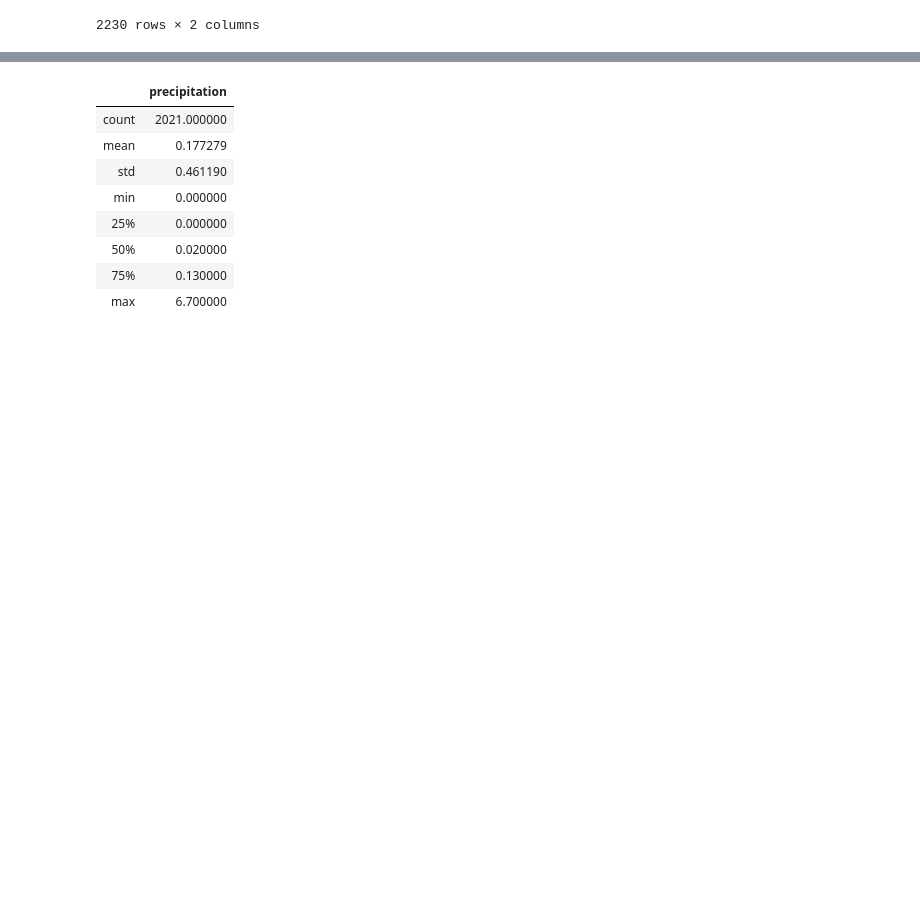
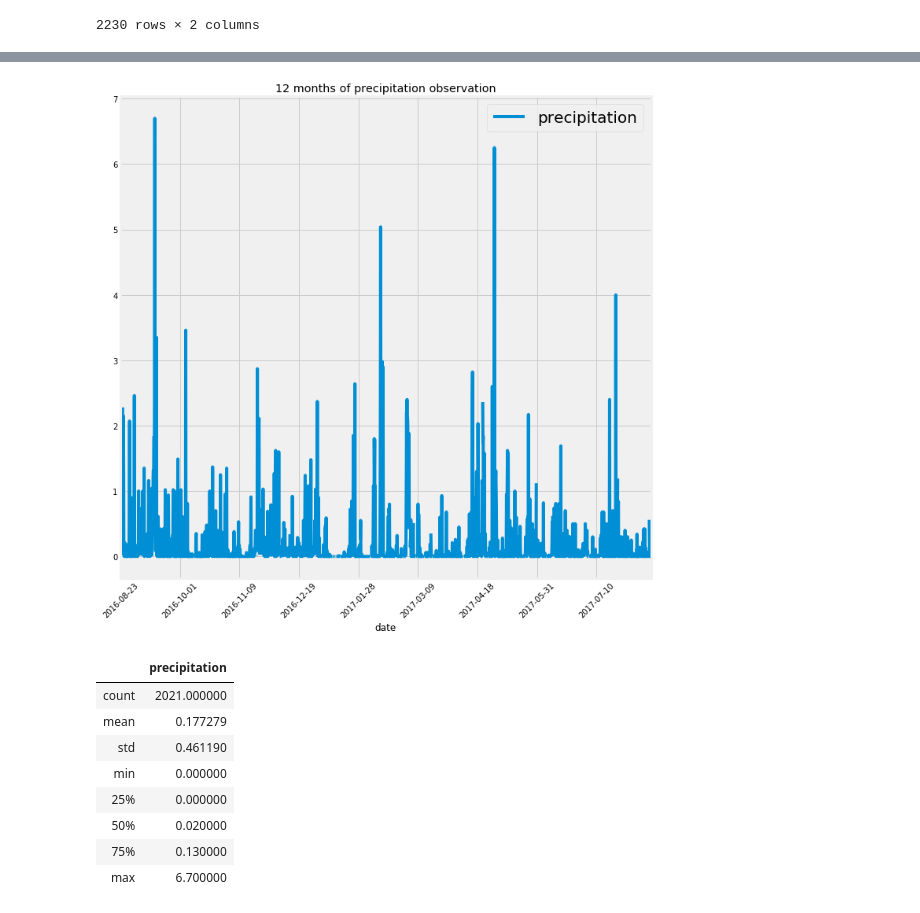
Before and after one commit to ingris2020/Ingris-sqlalchemy-challenge, a Jupyter notebook: climate_Ingris.ipynb, the cells around one changed output, grey strips where cells are left out. Cells and saved outputs as stored; diff of their text form; code cells hidden in the pictures; blank space fills up the shorter version.

```diff
--- a/climate_Ingris.ipynb
+++ b/climate_Ingris.ipynb
@@ -17,7 +16,7 @@ from sqlalchemy.ext.automap import automap_base
 from sqlalchemy.orm import Session
 from sqlalchemy import create_engine, func, inspect
 # %%
-engine = create_engine("sqlite:///Resources/hawaii.sqlite")
+engine = create_engine("sqlite:///hawaii.sqlite")
 # %%
 # reflect an existing database into a new model
 Base = automap_base()
@@ -123,3 +119,15 @@ one_year_df
+# %%
+# Use Pandas Plotting with Matplotlib to plot the data
+one_year_df = one_year_df.sort_index()
+
+# Use Pandas Plotting with Matplotlib to plot the data
+one_year_df.plot(rot=45, figsize = (10,10), title="12 months of precipitation observation")
+plt.legend(prop={'size': 20})
+plt.tight_layout()
+plt.savefig("Images/12month_temp_bar.png")
+plt.show()
+# %% [output]
+[figure, added]
 # %%
 # Use Pandas to calcualte the summary statistics for the precipitation data
 one_year_df.describe()
```
Also changed, not shown: parts of 21 cells of this notebook, 19 other files.
